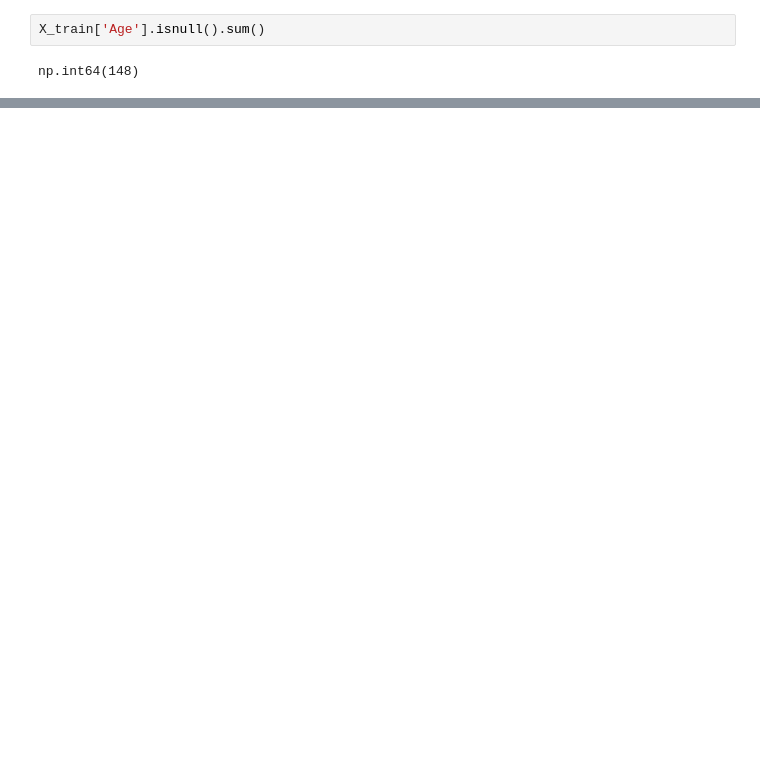
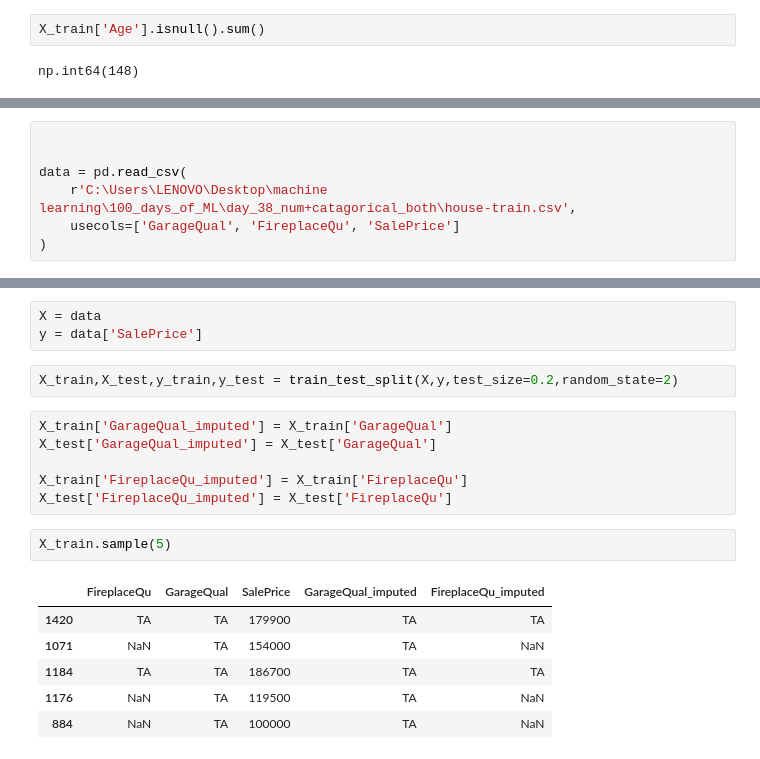
Before and after one commit to anujv4312-stack/100_days_of_ML, a Jupyter notebook: day_38_num+catagorical_both/random_sample_imputation.ipynb, the cells around one changed output, grey strips where cells are left out. Drawn from its saved outputs; the diff is of its cells as text; blank space fills up the shorter version.

```diff
--- a/day_38_num+catagorical_both/random_sample_imputation.ipynb
+++ b/day_38_num+catagorical_both/random_sample_imputation.ipynb
@@ -151,0 +149,7 @@ TypeError: int() argument must be a string, a bytes-like object or a real number
+# %%
+
+
+data = pd.read_csv(
+    r'C:\Users\LENOVO\Desktop\machine learning\100_days_of_ML\day_38_num+catagorical_both\house-train.csv',
+    usecols=['GarageQual', 'FireplaceQu', 'SalePrice']
+)
@@ -151,0 +172,20 @@ TypeError: int() argument must be a string, a bytes-like object or a real number
+# %%
+X = data
+y = data['SalePrice']
+# %%
+X_train,X_test,y_train,y_test = train_test_split(X,y,test_size=0.2,random_state=2)
+# %%
+X_train['GarageQual_imputed'] = X_train['GarageQual']
+X_test['GarageQual_imputed'] = X_test['GarageQual']
+
+X_train['FireplaceQu_imputed'] = X_train['FireplaceQu']
+X_test['FireplaceQu_imputed'] = X_test['FireplaceQu']
+# %%
+X_train.sample(5)
+# %% [output]
+|  | FireplaceQu | GarageQual | SalePrice | GarageQual_imputed | FireplaceQu_imputed |
+| 1420 | TA | TA | 179900 | TA | TA |
+| 1071 | NaN | TA | 154000 | TA | NaN |
+| 1184 | TA | TA | 186700 | TA | TA |
+| 1176 | NaN | TA | 119500 | TA | NaN |
+| 884 | NaN | TA | 100000 | TA | NaN |
```
Also changed, not shown: parts of 14 cells of this notebook, 2 other files.
